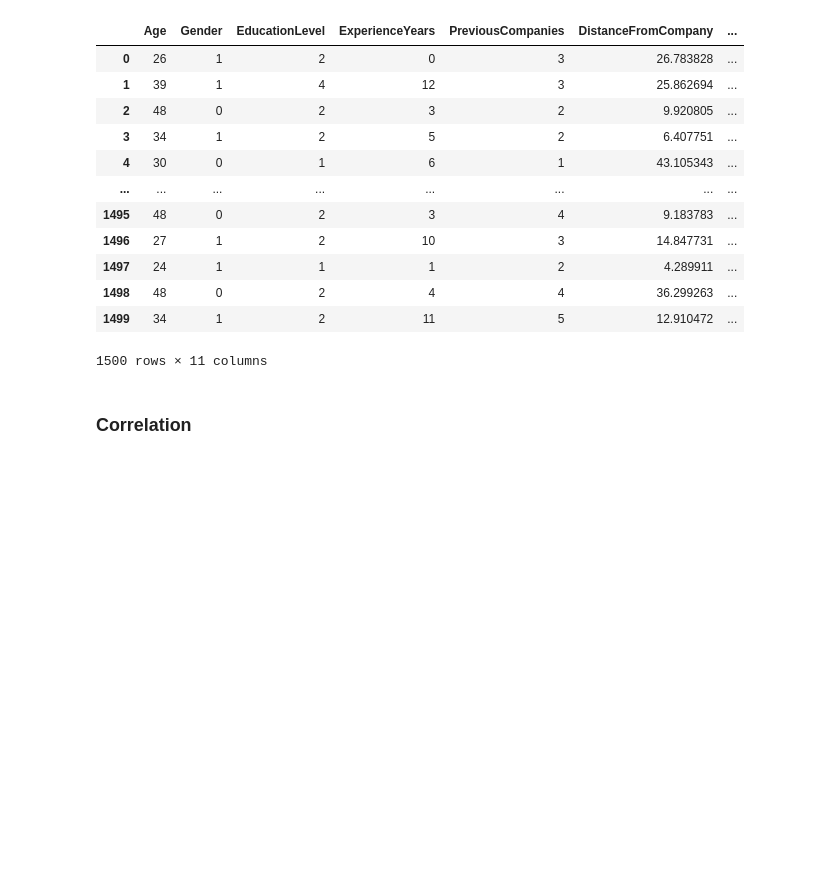
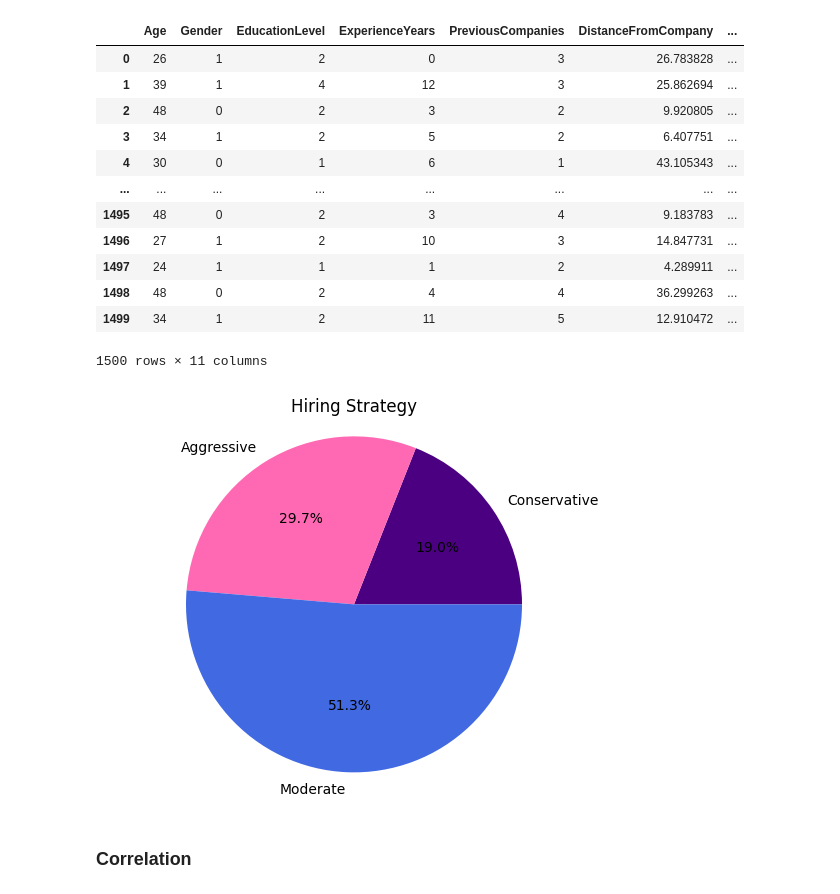
Before and after one commit to LuizTokuhara/machine-learning, a Jupyter notebook: notebooks/hiring-decision-nn-grid-search.ipynb, the cells around one changed output. Saved outputs shown, nothing was run; the diff lists cells and outputs as text; code cells hidden in the pictures; blank space fills up the shorter version.

```diff
--- a/notebooks/hiring-decision-nn-grid-search.ipynb
+++ b/notebooks/hiring-decision-nn-grid-search.ipynb
@@ -45,6 +46,18 @@ dataset
 | 1498 | 48 | 0 | 2 | 4 | 4 | 36.299263 | ... |
 | 1499 | 34 | 1 | 2 | 11 | 5 | 12.910472 | ... |
 1500 rows × 11 columns
+# %%
+RS_Counts=dataset['RecruitmentStrategy'].value_counts().sort_values()
+labels={1: 'Aggressive',
+    2: 'Moderate',
+    3: 'Conservative'}
+colors=['indigo','hotpink','royalblue']
+plt.pie(x=RS_Counts,labels = [labels[i] for i in RS_Counts.index],autopct='%1.1f%%',colors=colors)
+plt.axis('equal')
+plt.title('Hiring Strategy')
+plt.show()
+# %% [output]
+[figure, added]
 # %% [markdown]
 ### Correlation
 # %%
```
Also changed, not shown: parts of 9 cells of this notebook.
